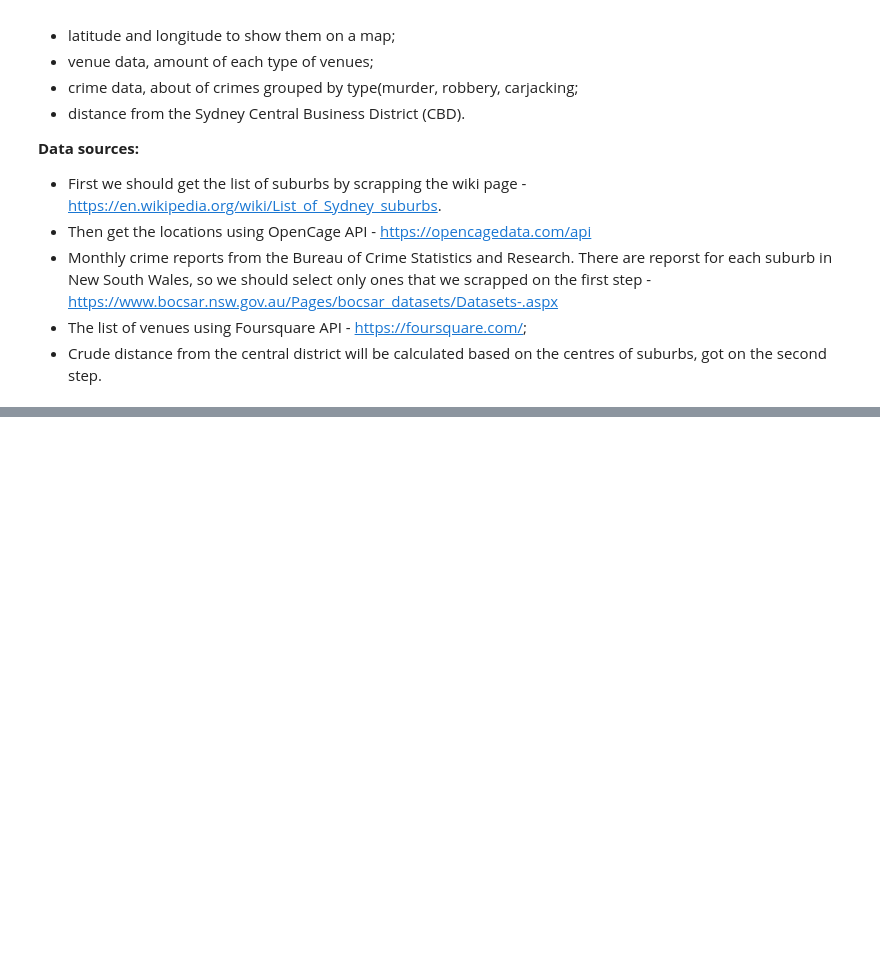
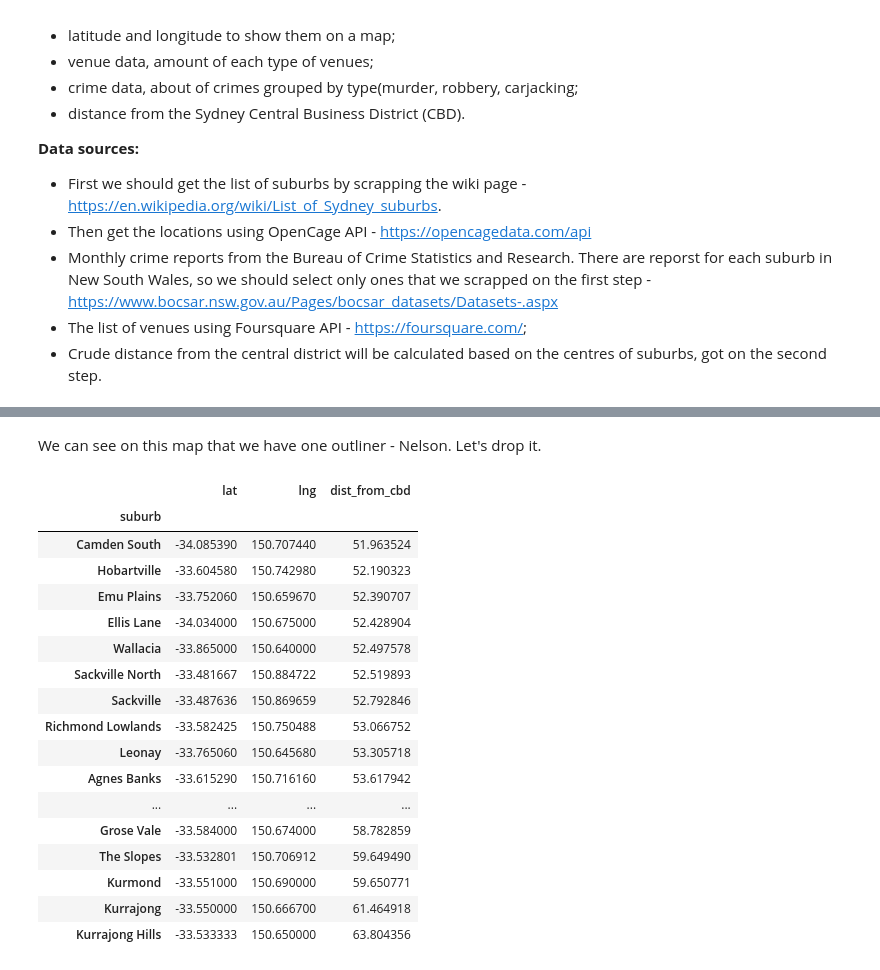
Before and after one commit to evanilukhin/Coursera_Capstone, a Jupyter notebook: Scaling offline business or where to place a new shop.ipynb, the cells around one changed output, grey strips where cells are left out. Cells and saved outputs as stored; diff of their text form; code cells hidden in the pictures; blank space fills up the shorter version.

```diff
--- a/Scaling offline business or where to place a new shop.ipynb
+++ b/Scaling offline business or where to place a new shop.ipynb
@@ -25,0 +123,4 @@ For classifying suburbs, we should get features for each district. In this resea
+# %%
+suburbs_df = pd.read_csv('suburbs_with_coordinates.csv')
+suburbs_df.set_index('suburb', inplace=True)
+suburbs_df.head()
@@ -25,0 +137,14 @@ For classifying suburbs, we should get features for each district. In this resea
+# %%
+cbd = suburbs_df.loc['Central Business District']
+venues_map = folium.Map(location=[cbd['lat'], cbd['lng']], zoom_start=9)
+folium.Marker([cbd['lat'], cbd['lng']], popup='CBD', icon=folium.Icon(color='red')).add_to(venues_map)
+df = suburbs_df.drop(['Central Business District'])
+df.head()
+for lat, lng, label in zip(df.lat, df.lng, df.index):
+     folium.Marker(
+        [lat, lng],
+        popup=label,
+        icon=folium.Icon(color='green')
+     ).add_to(venues_map)
+
+venues_map
@@ -25,0 +155,15 @@ For classifying suburbs, we should get features for each district. In this resea
+# %%
+cbd_coordinate = (cbd['lat'], cbd['lng'])
+
+distances = []
+
+for _, row in suburbs_df.iterrows():
+    lat = row['lat']
+    lng = row['lng']
+    distances.append(distance(cbd_coordinate,(lat,lng)).km)
+
+suburbs_df['dist_from_cbd'] = distances
+
+suburbs_df.sort_values(['dist_from_cbd'],inplace = True)
+
+suburbs_df.tail()
@@ -25,0 +205,24 @@ For classifying suburbs, we should get features for each district. In this resea
+# %% [markdown]
+We can see on this map that we have one outliner - Nelson. Let's drop it.
+# %%
+suburbs_df.drop('Nelson', inplace=True)
+suburbs_df.tail(30)
+# %% [output]
+|  | lat | lng | dist_from_cbd |
+| suburb |  |  |  |
+| Camden South | -34.085390 | 150.707440 | 51.963524 |
+| Hobartville | -33.604580 | 150.742980 | 52.190323 |
+| Emu Plains | -33.752060 | 150.659670 | 52.390707 |
+| Ellis Lane | -34.034000 | 150.675000 | 52.428904 |
+| Wallacia | -33.865000 | 150.640000 | 52.497578 |
+| Sackville North | -33.481667 | 150.884722 | 52.519893 |
+| Sackville | -33.487636 | 150.869659 | 52.792846 |
+| Richmond Lowlands | -33.582425 | 150.750488 | 53.066752 |
+| Leonay | -33.765060 | 150.645680 | 53.305718 |
+| Agnes Banks | -33.615290 | 150.716160 | 53.617942 |
+| ... | ... | ... | ... |
+| Grose Vale | -33.584000 | 150.674000 | 58.782859 |
+| The Slopes | -33.532801 | 150.706912 | 59.649490 |
+| Kurmond | -33.551000 | 150.690000 | 59.650771 |
+| Kurrajong | -33.550000 | 150.666700 | 61.464918 |
+| Kurrajong Hills | -33.533333 | 150.650000 | 63.804356 |
```
Also changed, not shown: parts of 35 cells of this notebook, 2 other files.
